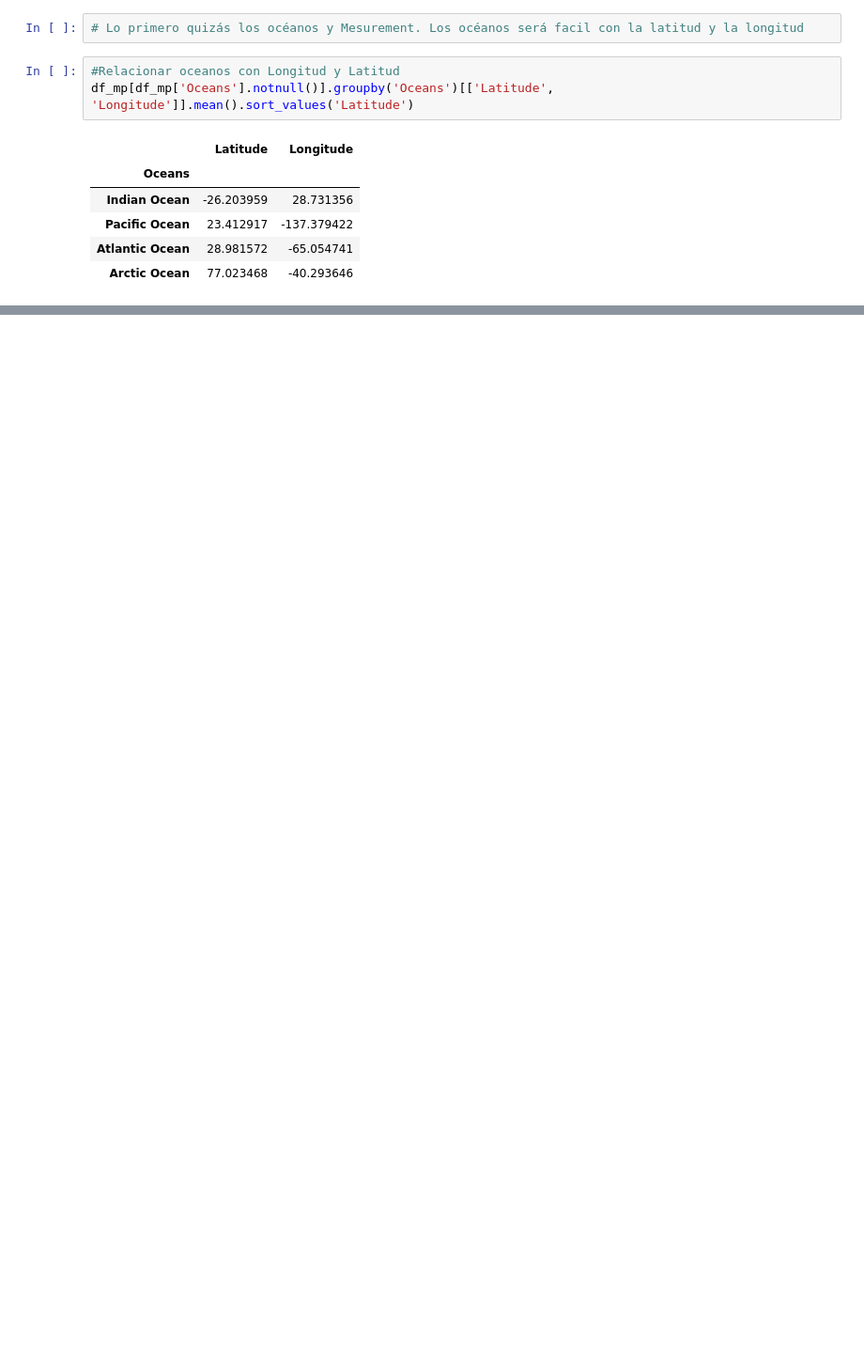
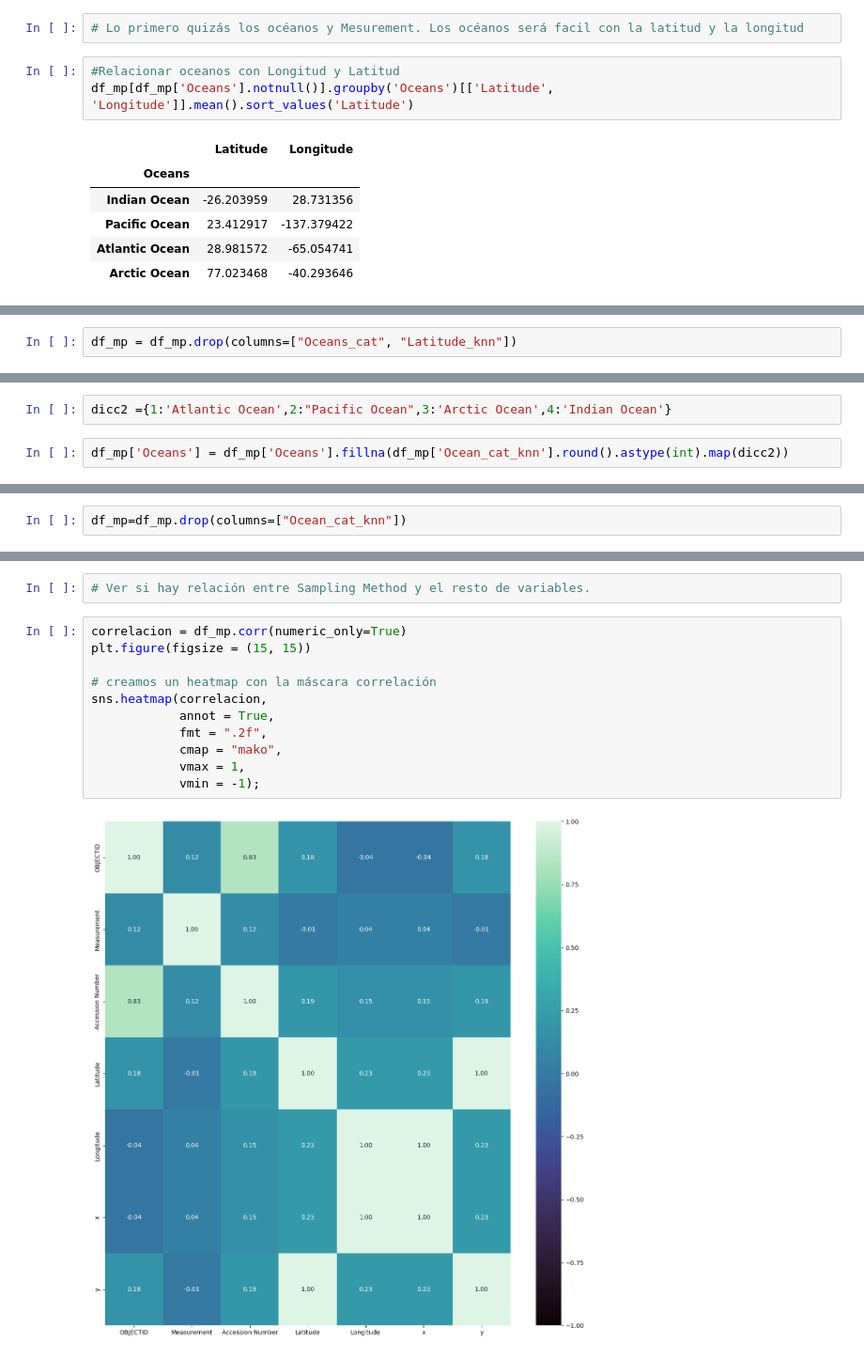
Before and after one commit to isamanero/MyPortfolio, a Jupyter notebook: Data_Analytics/Microplastics.ipynb, the cells around one changed output, grey strips where cells are left out. Shown: that part at 94% size. Saved outputs shown, nothing was run; the diff lists cells and outputs as text; blank space fills up the shorter version.

```diff
--- a/Data_Analytics/Microplastics.ipynb
+++ b/Data_Analytics/Microplastics.ipynb
@@ -165,0 +189,2 @@ df_mp[df_mp['Oceans'].notnull()].groupby('Oceans')[['Latitude', 'Longitude']].me
+# %%
+df_mp = df_mp.drop(columns=["Oceans_cat", "Latitude_knn"])
@@ -165,0 +200,4 @@ df_mp[df_mp['Oceans'].notnull()].groupby('Oceans')[['Latitude', 'Longitude']].me
+# %%
+dicc2 ={1:'Atlantic Ocean',2:"Pacific Ocean",3:'Arctic Ocean',4:'Indian Ocean'}
+# %%
+df_mp['Oceans'] = df_mp['Oceans'].fillna(df_mp['Ocean_cat_knn'].round().astype(int).map(dicc2))
@@ -165,0 +213,2 @@ df_mp[df_mp['Oceans'].notnull()].groupby('Oceans')[['Latitude', 'Longitude']].me
+# %%
+df_mp=df_mp.drop(columns=["Ocean_cat_knn"])
@@ -165,0 +255,15 @@ df_mp[df_mp['Oceans'].notnull()].groupby('Oceans')[['Latitude', 'Longitude']].me
+# %%
+# Ver si hay relación entre Sampling Method y el resto de variables.
+# %%
+correlacion = df_mp.corr(numeric_only=True)
+plt.figure(figsize = (15, 15))
+
+# creamos un heatmap con la máscara correlación
+sns.heatmap(correlacion,
+            annot = True,
+            fmt = ".2f",
+            cmap = "mako",
+            vmax = 1,
+            vmin = -1);
+# %% [output]
+[figure, added]
```
Also changed, not shown: parts of 21 cells of this notebook.
